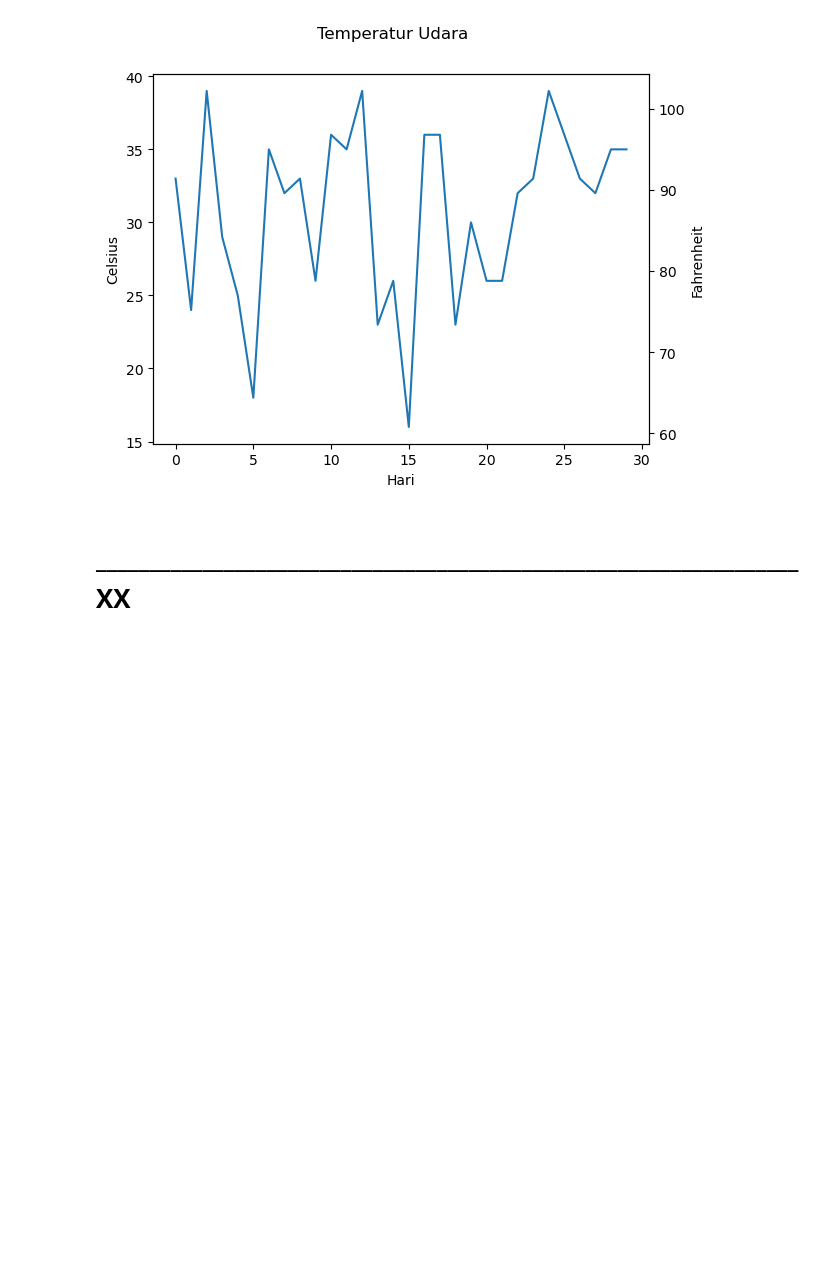
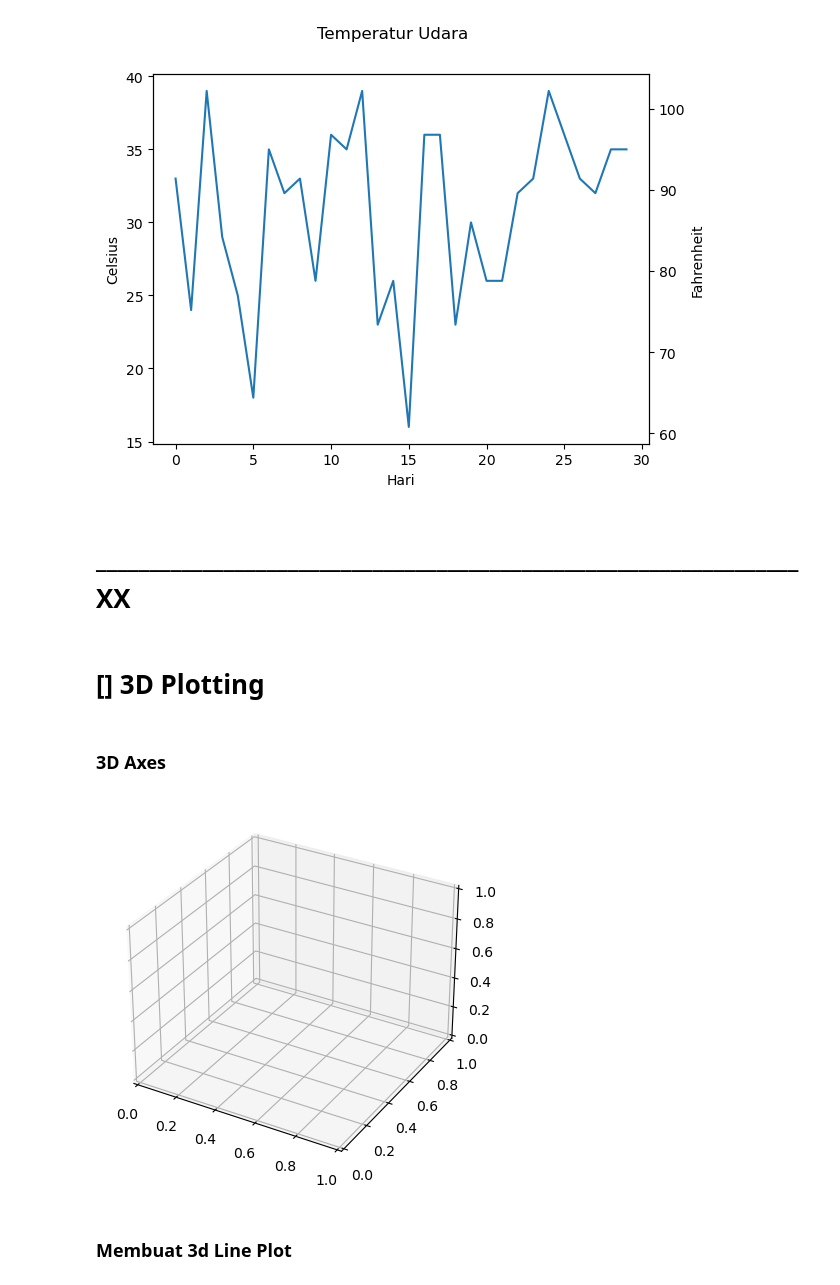
Before and after one commit to Edy-Mochamad/Learn-visualization-data, a Jupyter notebook: pengenalan-Matplotlib.ipynb, the cells around one changed output. Drawn from its saved outputs; the diff is of its cells as text; code cells hidden in the pictures; blank space fills up the shorter version.

Commit message:
3D line plot

```diff
--- a/pengenalan-Matplotlib.ipynb
+++ b/pengenalan-Matplotlib.ipynb
@@ -1121,3 +1121,16 @@ plt.show()
 [figure]
 # %% [markdown]
 # **__________________________________________________________________ XX**
+# %% [markdown]
+# **[] 3D Plotting**
+# %% [markdown]
+### **3D Axes**
+# %%
+fig = plt.figure()
+ax = plt.axes(projection = '3d')
+
+plt.show()
+# %% [output]
+[figure, added]
+# %% [markdown]
+### **Membuat 3d Line Plot**
```
Also changed, not shown: parts of 2 cells of this notebook.
